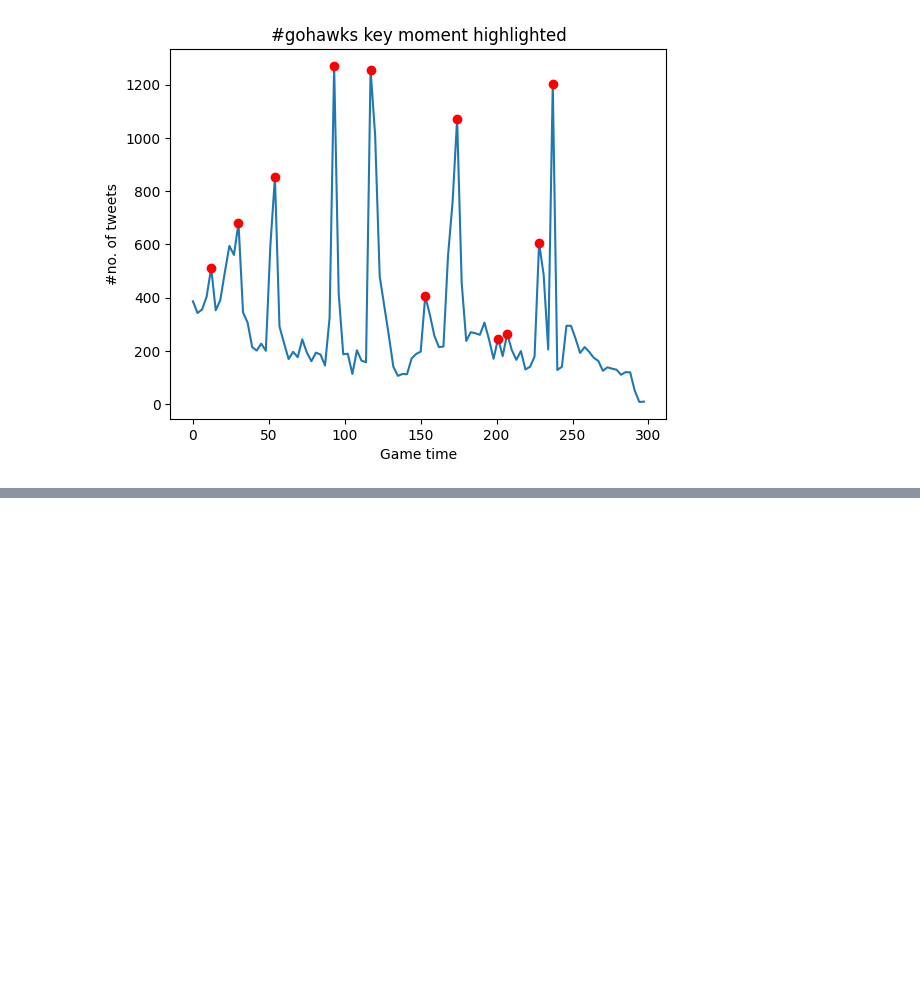
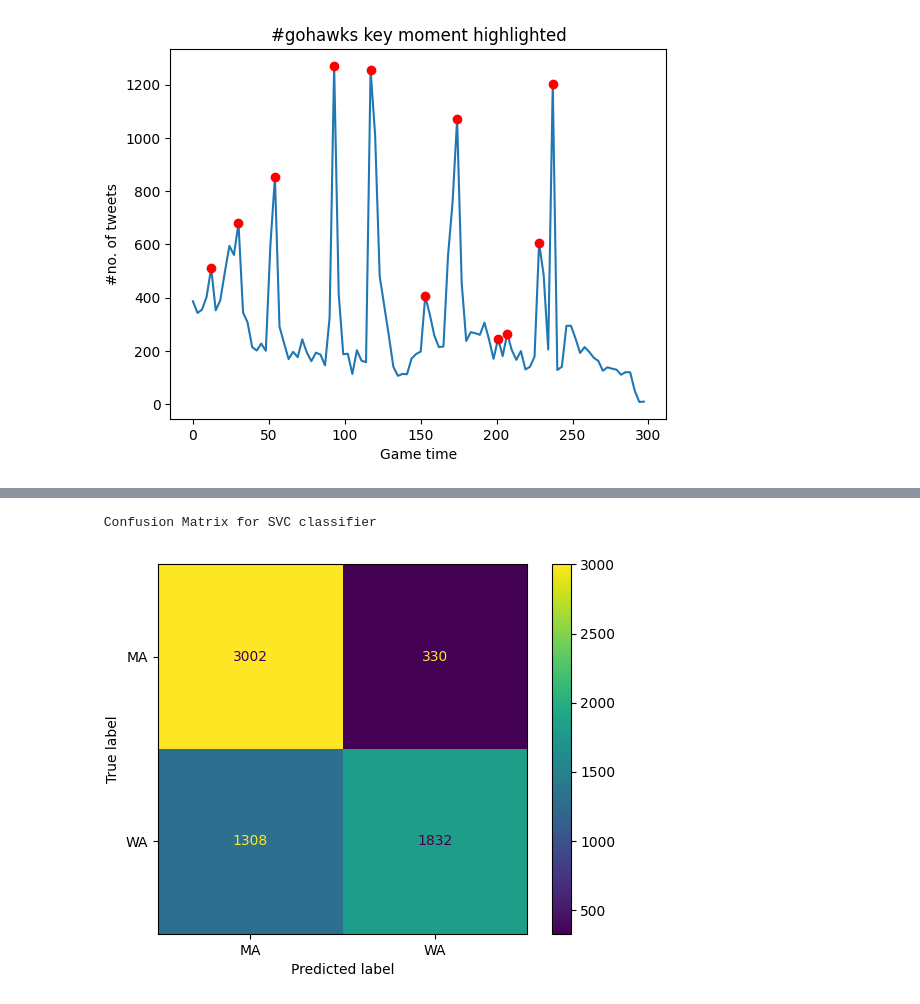
Before and after one commit to diplav09/Regression-Analysis, a Jupyter notebook: Twitter_Data.ipynb, the cells around one changed output, grey strips where cells are left out. Saved outputs shown, nothing was run; the diff lists cells and outputs as text; code cells hidden in the pictures; blank space fills up the shorter version.

```diff
--- a/Twitter_Data.ipynb
+++ b/Twitter_Data.ipynb
@@ -750,0 +1005,4 @@ peaks_gohawks, timestamp_gohawks, tweet_gohawks = plot_and_get_key_moment(inGame
+# %%
+clf_SVC = LinearSVC(penalty='l2', C = 100, loss='squared_hinge', random_state=42)
+
+preds_SVC = clf_SVC.fit(train_tfidf, y_train).predict(test_tfidf)
@@ -750,0 +1028,10 @@ peaks_gohawks, timestamp_gohawks, tweet_gohawks = plot_and_get_key_moment(inGame
+# %%
+print("\n Confusion Matrix for SVC classifier \n")
+cm = confusion_matrix(y_test, preds_SVC, labels=clf_SVC.classes_)
+disp = ConfusionMatrixDisplay(confusion_matrix=cm,
+                               display_labels=clf_SVC.classes_)
+disp.plot()
+plt.show()
+# %% [output]
+ Confusion Matrix for SVC classifier
+[figure, added]
```
Also changed, not shown: parts of 29 cells of this notebook.
